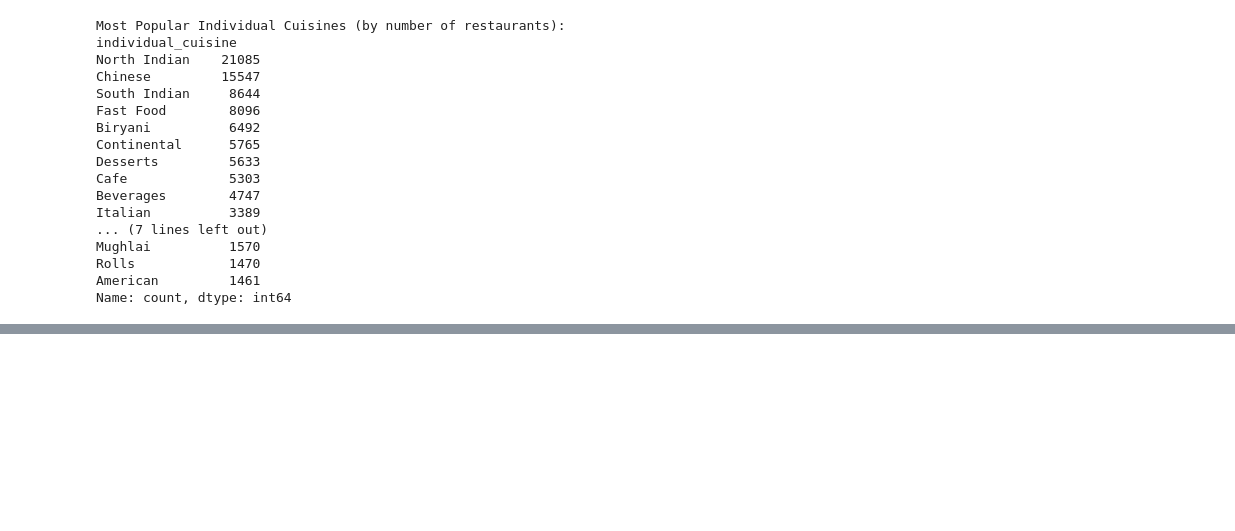
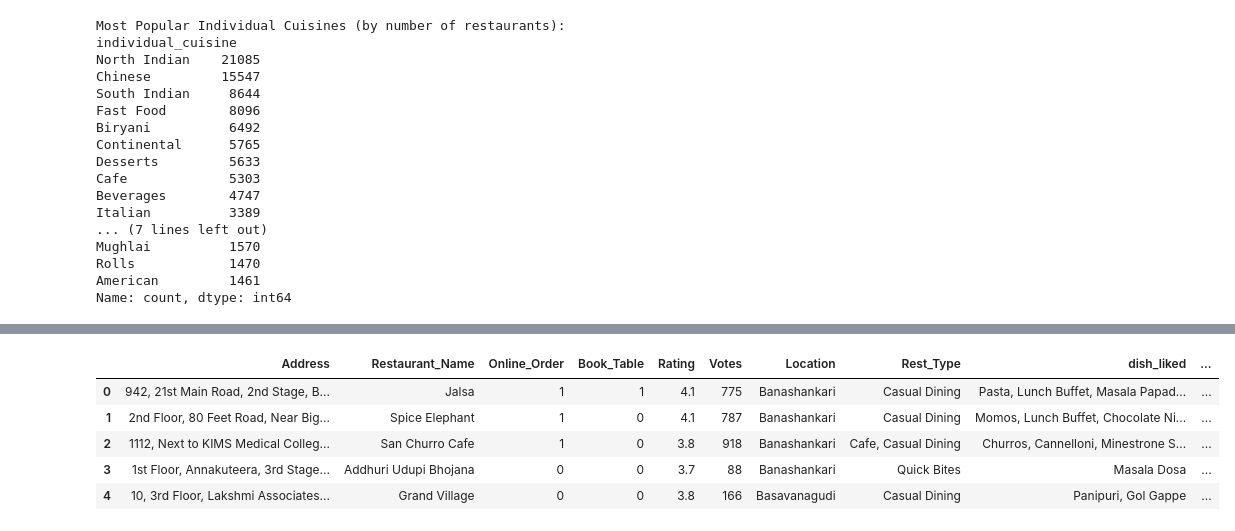
Before and after one commit to vishnupal-code/zomato-data-analysis, a Jupyter notebook: Zomato_Analysis_cleaning.ipynb, the cells around one changed output, grey strips where cells are left out. Cells and saved outputs as stored; diff of their text form; code cells hidden in the pictures; blank space fills up the shorter version.

```diff
--- a/Zomato_Analysis_cleaning.ipynb
+++ b/Zomato_Analysis_cleaning.ipynb
@@ -687,0 +667,17 @@ df_backup = df.copy()
+# %%
+# Save the columns in variables before dropping
+url_data = df['url'].copy()
+primary_contact_data = df['primary_contact'].copy()
+cuisines_data = df['cuisines'].copy()
+
+# Drop the columns from the dataframe
+df.drop(['url', 'primary_contact', 'cuisines'], axis=1, inplace=True)
+# %%
+df.head()
+# %% [output]
+|  | Address | Restaurant_Name | Online_Order | Book_Table | Rating | Votes | Location | Rest_Type | dish_liked | ... |
+| 0 | 942, 21st Main Road, 2nd Stage, B... | Jalsa | 1 | 1 | 4.1 | 775 | Banashankari | Casual Dining | Pasta, Lunch Buffet, Masala Papad... | ... |
+| 1 | 2nd Floor, 80 Feet Road, Near Big... | Spice Elephant | 1 | 0 | 4.1 | 787 | Banashankari | Casual Dining | Momos, Lunch Buffet, Chocolate Ni... | ... |
+| 2 | 1112, Next to KIMS Medical Colleg... | San Churro Cafe | 1 | 0 | 3.8 | 918 | Banashankari | Cafe, Casual Dining | Churros, Cannelloni, Minestrone S... | ... |
+| 3 | 1st Floor, Annakuteera, 3rd Stage... | Addhuri Udupi Bhojana | 0 | 0 | 3.7 | 88 | Banashankari | Quick Bites | Masala Dosa | ... |
+| 4 | 10, 3rd Floor, Lakshmi Associates... | Grand Village | 0 | 0 | 3.8 | 166 | Basavanagudi | Casual Dining | Panipuri, Gol Gappe | ... |
```
Also changed, not shown: parts of 4 cells of this notebook.
